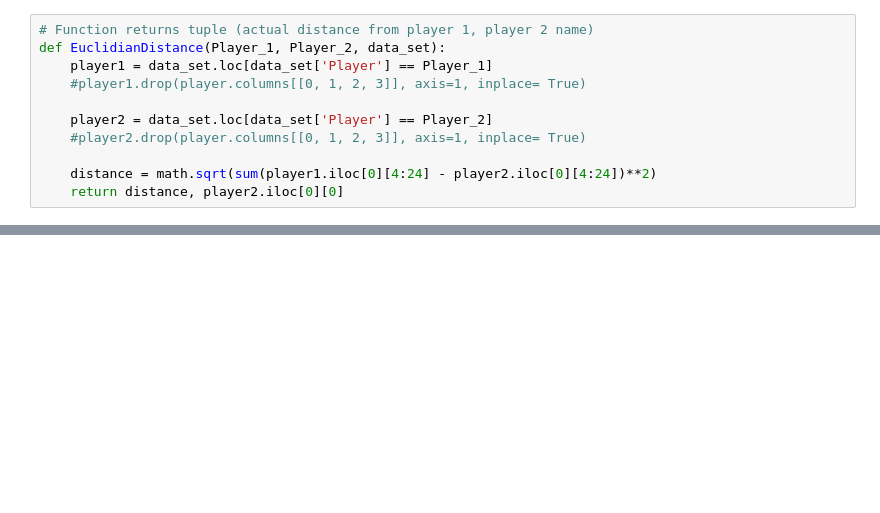
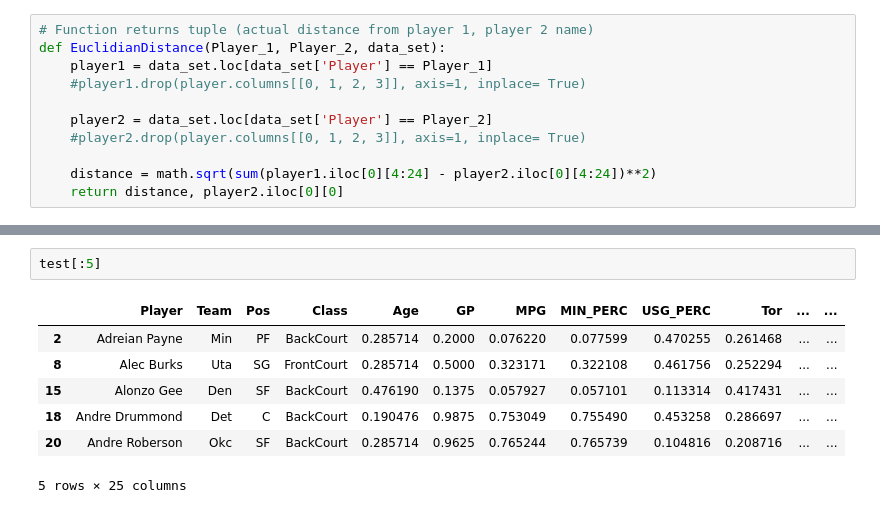
Before and after one commit to rdavtian/CPE-466-Final-Project, a Jupyter notebook: CPE466_Project.ipynb, the cells around one changed output, grey strips where cells are left out. Cells and saved outputs as stored; diff of their text form; blank space fills up the shorter version.

```diff
--- a/CPE466_Project.ipynb
+++ b/CPE466_Project.ipynb
@@ -45,0 +176,10 @@ data
+# %%
+test[:5]
+# %% [output]
+|  | Player | Team | Pos | Class | Age | GP | MPG | MIN_PERC | USG_PERC | Tor | ... | ... |
+| 2 | Adreian Payne | Min | PF | BackCourt | 0.285714 | 0.2000 | 0.076220 | 0.077599 | 0.470255 | 0.261468 | ... | ... |
+| 8 | Alec Burks | Uta | SG | FrontCourt | 0.285714 | 0.5000 | 0.323171 | 0.322108 | 0.461756 | 0.252294 | ... | ... |
+| 15 | Alonzo Gee | Den | SF | BackCourt | 0.476190 | 0.1375 | 0.057927 | 0.057101 | 0.113314 | 0.417431 | ... | ... |
+| 18 | Andre Drummond | Det | C | BackCourt | 0.190476 | 0.9875 | 0.753049 | 0.755490 | 0.453258 | 0.286697 | ... | ... |
+| 20 | Andre Roberson | Okc | SF | BackCourt | 0.285714 | 0.9625 | 0.765244 | 0.765739 | 0.104816 | 0.208716 | ... | ... |
+5 rows × 25 columns
```
Also changed, not shown: parts of 14 cells of this notebook.
